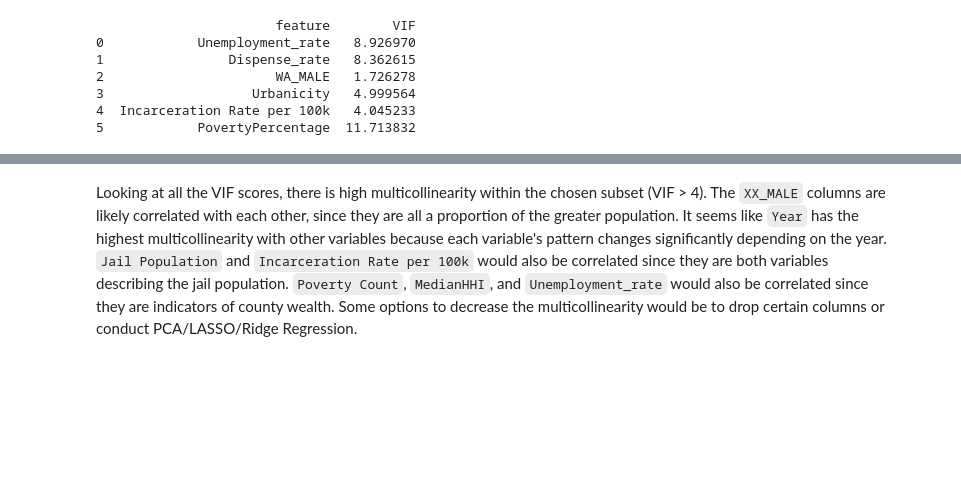
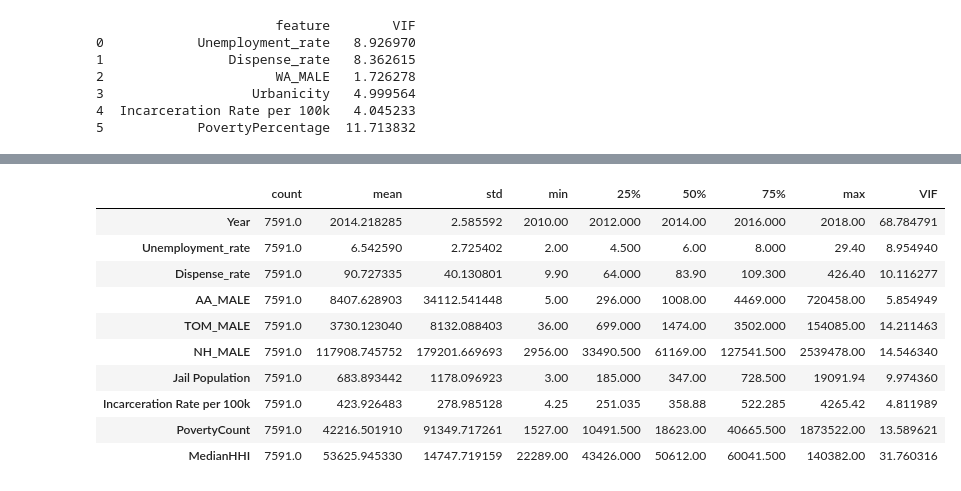
Before and after one commit to rhiannz/drugs, a Jupyter notebook: Analysis/Modeling/ols_variable_selection.ipynb, the cells around one changed output, grey strips where cells are left out. Cells and saved outputs as stored; diff of their text form; code cells hidden in the pictures; blank space fills up the shorter version.

```diff
--- a/Analysis/Modeling/ols_variable_selection.ipynb
+++ b/Analysis/Modeling/ols_variable_selection.ipynb
@@ -160,5 +189,6 @@ vif_data["feature"] = geogon_best.columns
 vif_data["VIF"] = [variance_inflation_factor(geogon_best.values, i)
                           for i in range(len(geogon_best.columns))]
 
-print(vif_data)
+vif_data = vif_data.set_index('feature')
+vif_data
 # %% [output]
@@ -176,2 +207,15 @@ print(vif_data)
-# %% [markdown]
-Looking at all the VIF scores, there is high multicollinearity within the chosen subset (VIF > 4). The `XX_MALE` columns are likely correlated with each other, since they are all a proportion of the greater population. It seems like `Year` has the highest multicollinearity with other variables because each variable's pattern changes significantly depending on the year. `Jail Population` and `Incarceration Rate per 100k` would also be correlated since they are both variables describing the jail population. `Poverty Count`, `MedianHHI`, and `Unemployment_rate` would also be correlated since they are indicators of county wealth. Some options to decrease the multicollinearity would be to drop certain columns or conduct PCA/LASSO/Ridge Regression.
+# %%
+fivenum_best = geogon_best.describe().transpose()
+pd.concat([fivenum_best, vif_data], axis = 1)
+# %% [output]
+|  | count | mean | std | min | 25% | 50% | 75% | max | VIF |
+| Year | 7591.0 | 2014.218285 | 2.585592 | 2010.00 | 2012.000 | 2014.00 | 2016.000 | 2018.00 | 68.784791 |
+| Unemployment_rate | 7591.0 | 6.542590 | 2.725402 | 2.00 | 4.500 | 6.00 | 8.000 | 29.40 | 8.954940 |
+| Dispense_rate | 7591.0 | 90.727335 | 40.130801 | 9.90 | 64.000 | 83.90 | 109.300 | 426.40 | 10.116277 |
+| AA_MALE | 7591.0 | 8407.628903 | 34112.541448 | 5.00 | 296.000 | 1008.00 | 4469.000 | 720458.00 | 5.854949 |
+| TOM_MALE | 7591.0 | 3730.123040 | 8132.088403 | 36.00 | 699.000 | 1474.00 | 3502.000 | 154085.00 | 14.211463 |
+| NH_MALE | 7591.0 | 117908.745752 | 179201.669693 | 2956.00 | 33490.500 | 61169.00 | 127541.500 | 2539478.00 | 14.546340 |
+| Jail Population | 7591.0 | 683.893442 | 1178.096923 | 3.00 | 185.000 | 347.00 | 728.500 | 19091.94 | 9.974360 |
+| Incarceration Rate per 100k | 7591.0 | 423.926483 | 278.985128 | 4.25 | 251.035 | 358.88 | 522.285 | 4265.42 | 4.811989 |
+| PovertyCount | 7591.0 | 42216.501910 | 91349.717261 | 1527.00 | 10491.500 | 18623.00 | 40665.500 | 1873522.00 | 13.589621 |
+| MedianHHI | 7591.0 | 53625.945330 | 14747.719159 | 22289.00 | 43426.000 | 50612.00 | 60041.500 | 140382.00 | 31.760316 |
```
Also changed, not shown: parts of 14 cells of this notebook, 2 other files.
